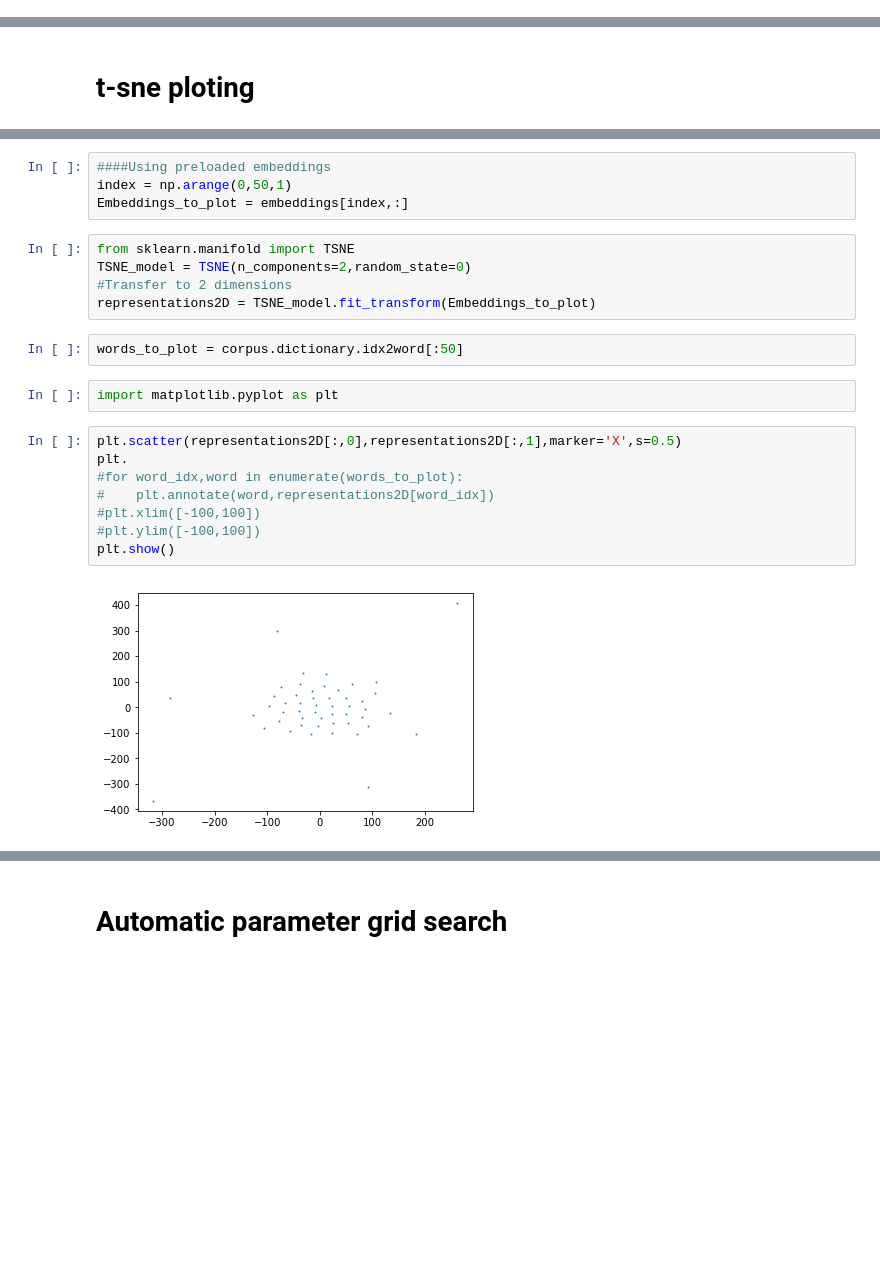
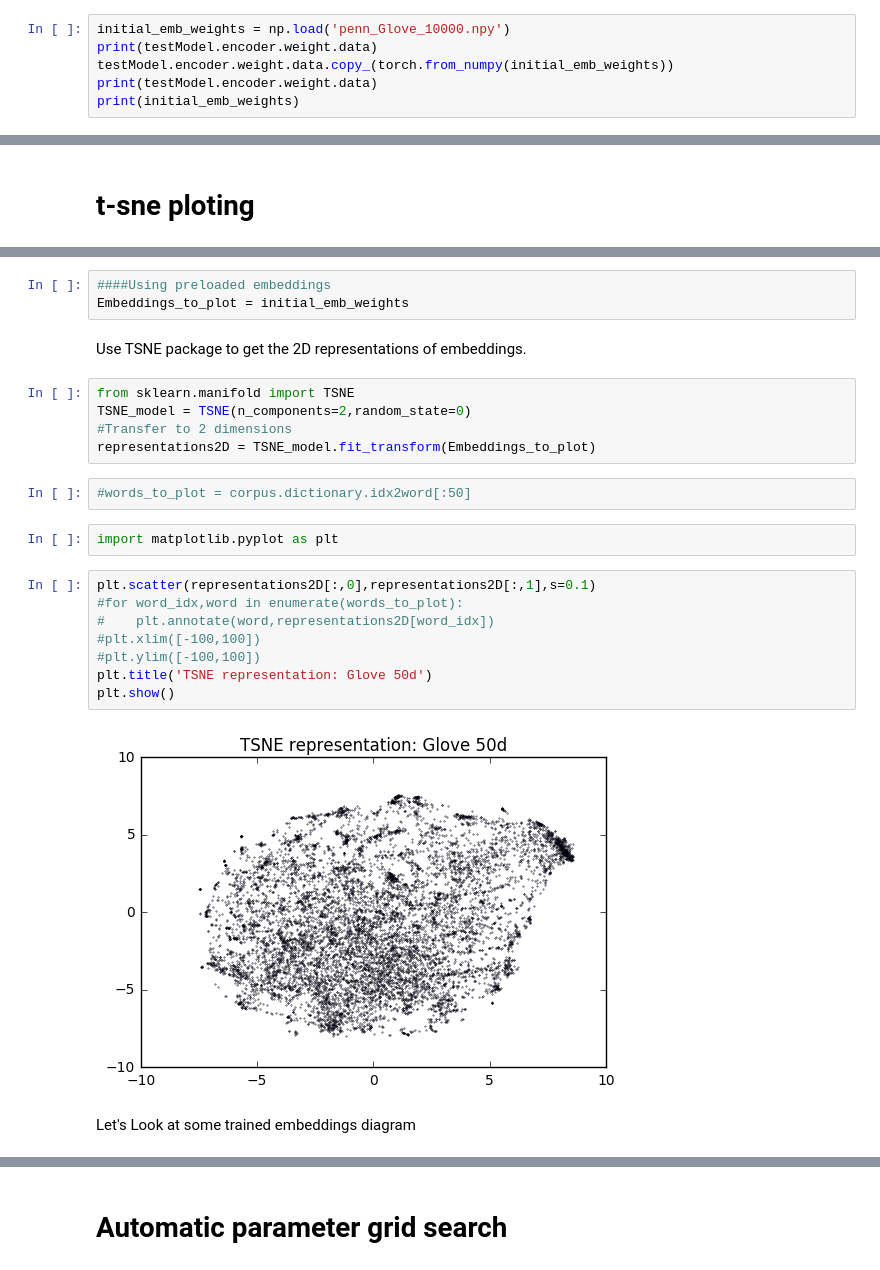
Before and after one commit to ZhuoruLin/DSGA1008_A2, a Jupyter notebook: codes/p6_exploration.ipynb, the cells around one changed output, grey strips where cells are left out. Drawn from its saved outputs; the diff is of its cells as text; blank space fills up the shorter version.

Commit message:
Parameter tunning analysis + Embedding initialization

```diff
--- a/codes/p6_exploration.ipynb
+++ b/codes/p6_exploration.ipynb
@@ -138,0 +167,6 @@ iter(train_loader).next()
+# %%
+initial_emb_weights = np.load('penn_Glove_10000.npy')
+print(testModel.encoder.weight.data)
+testModel.encoder.weight.data.copy_(torch.from_numpy(initial_emb_weights))
+print(testModel.encoder.weight.data)
+print(initial_emb_weights)
@@ -148,23 +202,26 @@ TypeError: 'numpy.ndarray' object is not callable
 # %%
 ####Using preloaded embeddings
-index = np.arange(0,50,1)
-Embeddings_to_plot = embeddings[index,:]
+Embeddings_to_plot = initial_emb_weights
+# %% [markdown]
+Use TSNE package to get the 2D representations of embeddings.
 # %%
 from sklearn.manifold import TSNE
 TSNE_model = TSNE(n_components=2,random_state=0)
 #Transfer to 2 dimensions
 representations2D = TSNE_model.fit_transform(Embeddings_to_plot)
 # %%
-words_to_plot = corpus.dictionary.idx2word[:50]
+#words_to_plot = corpus.dictionary.idx2word[:50]
 # %%
 import matplotlib.pyplot as plt
 # %%
-plt.scatter(representations2D[:,0],representations2D[:,1],marker='X',s=0.5)
-plt.
+plt.scatter(representations2D[:,0],representations2D[:,1],s=0.1)
 #for word_idx,word in enumerate(words_to_plot):
 #    plt.annotate(word,representations2D[word_idx])
 #plt.xlim([-100,100])
 #plt.ylim([-100,100])
+plt.title('TSNE representation: Glove 50d')
 plt.show()
 # %% [output]
-[figure, old version]
+[figure, new version]
+# %% [markdown]
+Let's Look at some trained embeddings diagram
```
Also changed, not shown: parts of 25 cells of this notebook, 22 other files.
